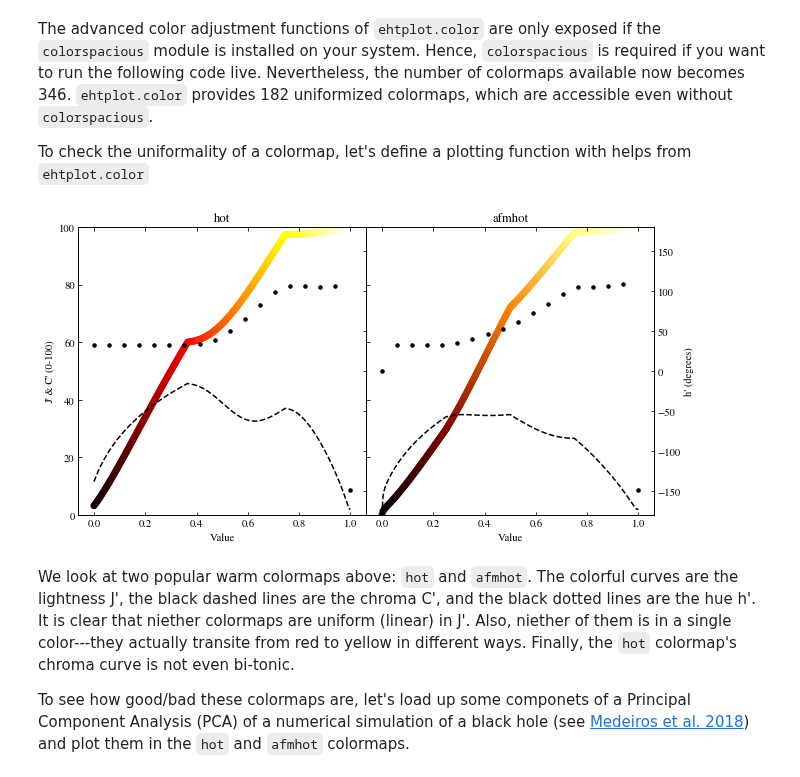
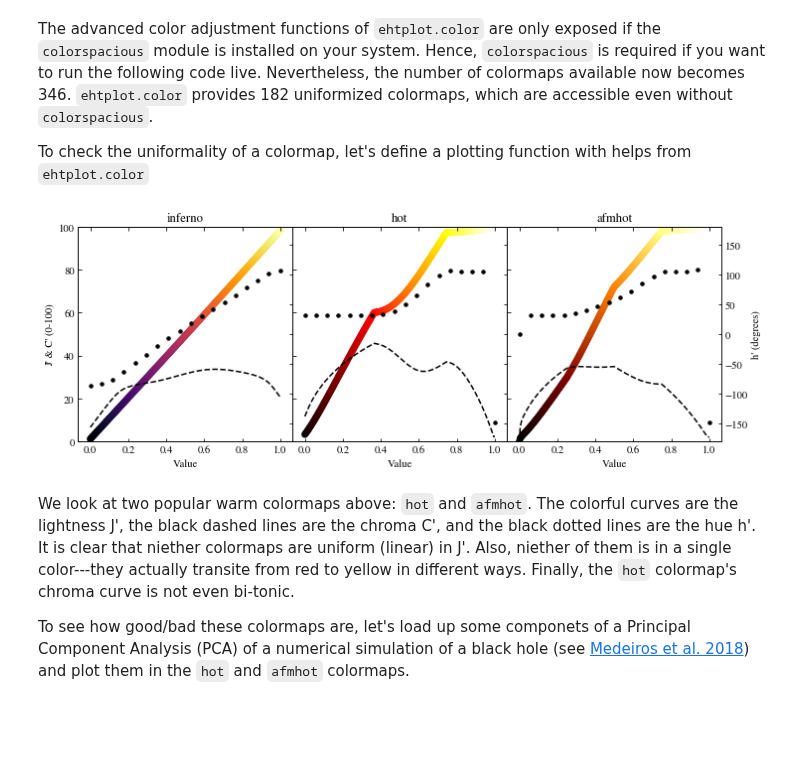
Before and after one commit to liamedeiros/ehtplot, a Jupyter notebook: docs/COLORMAPS.ipynb, the cells around one changed output. Saved outputs shown, nothing was run; the diff lists cells and outputs as text; code cells hidden in the pictures; blank space fills up the shorter version.

Commit message:
Add the inferno colormap to test the implementation of Panel

```diff
--- a/docs/COLORMAPS.ipynb
+++ b/docs/COLORMAPS.ipynb
@@ -138,35 +138,35 @@ import numpy as np
 
 from ehtplot.color import vis as ev
 
 def plotcm(ax1, cmap):
     ctab = ev.get_ctab(cmap)  # get the colormap as a color table in sRGB
     Jabp = ev.transform(ctab) # transform color table into CAM02-UCS color space
 
     Jp = Jabp[:,0]
     ap = Jabp[:,1]
     bp = Jabp[:,2]
 
     Cp = np.sqrt(ap * ap + bp * bp)
     hp = np.arctan2(bp, ap) * 180 / np.pi
     v  = np.linspace(0.0, 1.0, len(Jp))
 
     ax1.set_title(cmap)
     ax1.set_xlabel("Value")
 
     ax2 = ax1.twinx()
     ax1.set_ylim(0,   100)
     ax1.set_ylabel("J' & C' (0-100)")
     ax2.set_ylim(-180,180)
     ax2.set_ylabel("h' (degrees)")
 
     ax1.scatter(v, Jp, color=ctab)
     ax1.plot   (v, Cp, c='k', linestyle='--')
     ax2.scatter(v[::15], hp[::15], s=12, c='k')
 
-fig = ep.Figure(plotcm, ['hot', 'afmhot'], figsize=[8, 4])
+fig = ep.Figure(plotcm, ['inferno', 'hot', 'afmhot'], figsize=[9, 3])
 fig.draw()
 # %% [output]
-[figure, old version]
+[figure, new version]
 # %% [markdown]
 We look at two popular warm colormaps above: `hot` and `afmhot`.  The colorful curves are the lightness J', the black dashed lines are the chroma C', and the black dotted lines are the hue h'.  It is clear that niether colormaps are uniform (linear) in J'.  Also, niether of them is in a single color---they actually transite from red to yellow in different ways.  Finally, the `hot` colormap's chroma curve is not even bi-tonic.
 
```
